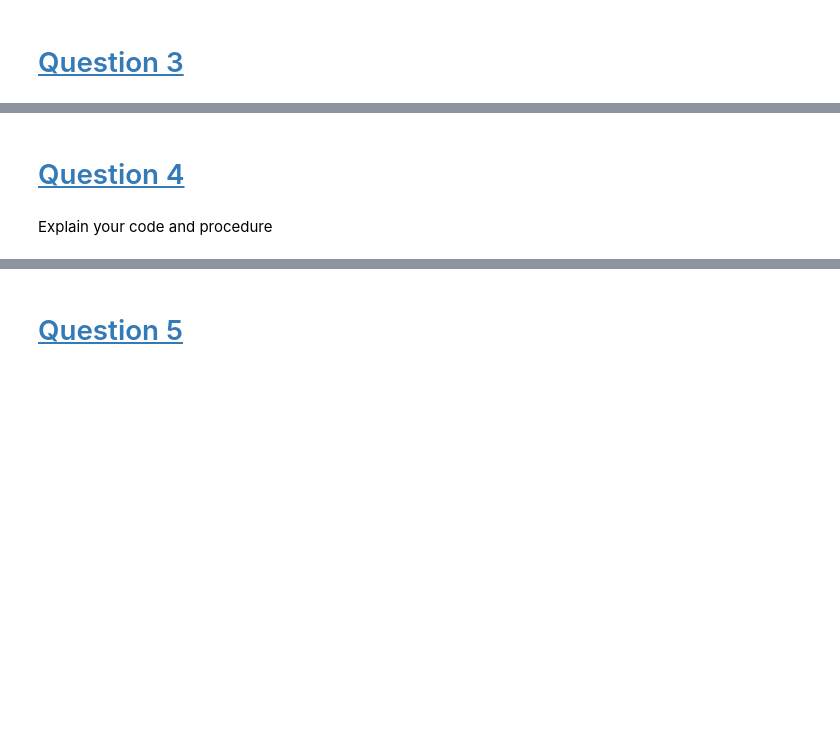
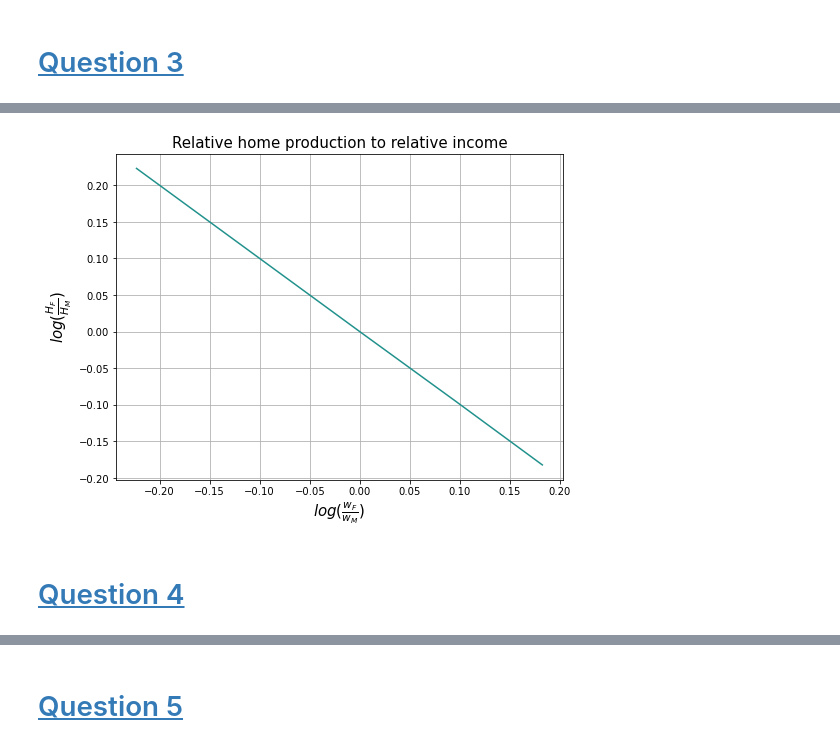
Before and after one commit to NumEconCopenhagen/projects-2023-s, a Jupyter notebook: inauguralproject/inauguralproject.ipynb, the cells around one changed output, grey strips where cells are left out. Saved outputs shown, nothing was run; the diff lists cells and outputs as text; code cells hidden in the pictures; blank space fills up the shorter version.

```diff
--- a/inauguralproject/inauguralproject.ipynb
+++ b/inauguralproject/inauguralproject.ipynb
@@ -147,36 +165,36 @@ wM = model.par.wM
 
 # Creating empty lists for the values of log(HF/HM) and log(wF/wM)
 log_ratio = []
 log_wages = []
 
 # Finding the optimal values for HF and HM by iteration using the continous solver
 # And appending them to the lists above
 for femalewages in wF:
     model.par.wF = femalewages
     opt = model.solve_continuous()
     log_ratio.append(np.log(opt.HF/opt.HM))
     log_wages.append(np.log(femalewages/wM))
 
 # Choose a visually appealing color palette
 cmap = plt.get_cmap('viridis')
 
 # Increase the size of the plot
 fig, ax = plt.subplots(figsize=(8, 6))
 
 # Plot log(HF/HM) and log(wF/wM) against each other
 ax.plot(log_wages, log_ratio, color=cmap(0.5))
 
 # Add grid lines
 ax.grid(True, which='both')
 
 # Add x and y axis labels and title
-ax.set_xlabel("$log(w_{F}/w_{M})$", fontsize=15)
-ax.set_ylabel("$log(H_{F}/H_{M})$", fontsize=15)
+ax.set_xlabel(r'$log(\frac{w_F}{w_M})$', fontsize=15)
+ax.set_ylabel(r'$log(\frac{H_F}{H_M})$', fontsize=15)
 ax.set_title("Relative home production to relative income", fontsize=15)
 
 # Show the plot
 plt.show()
+# %% [output]
+[figure, added]
 # %% [markdown]
 # <a id='toc5_'></a>[Question 4](#toc0_)
-# %% [markdown]
-Explain your code and procedure
```
Also changed, not shown: parts of 8 cells of this notebook.
